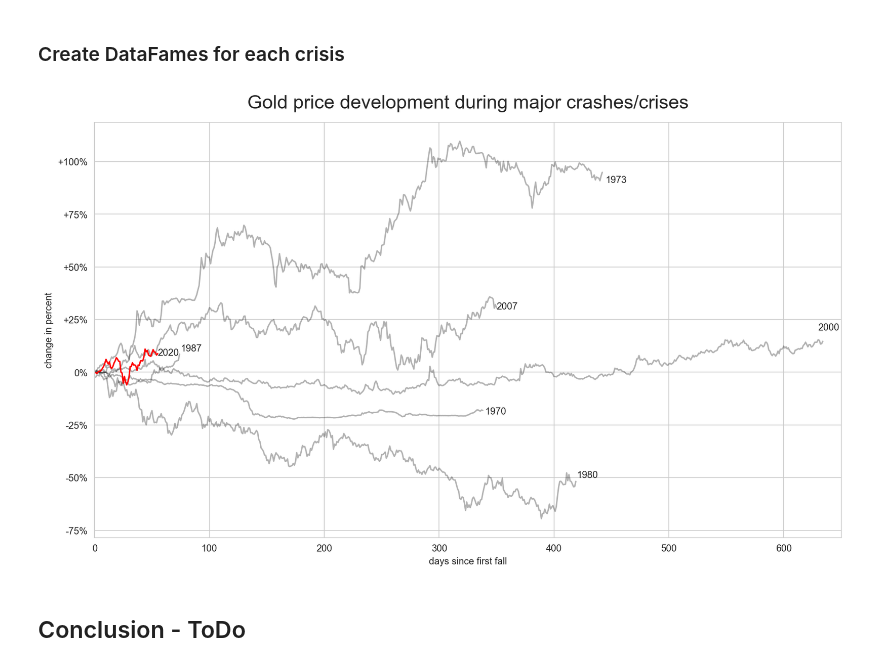
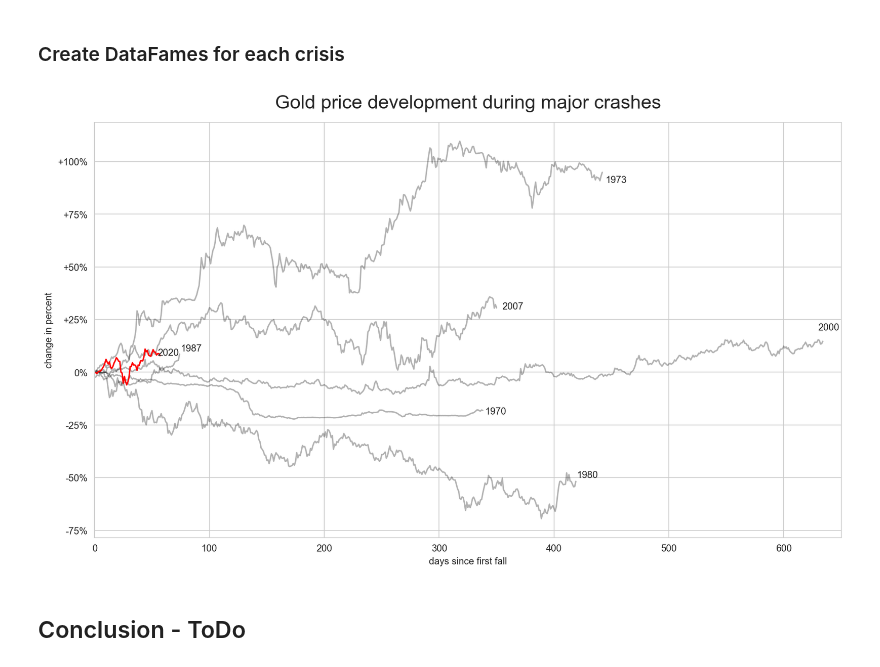
Before and after one commit to MarkusMueller-DS/Gold-development-during-crises, a Jupyter notebook: Gold_development_during_crises.ipynb, the cells around one changed output. Cells and saved outputs as stored; diff of their text form; code cells hidden in the pictures.

```diff
--- a/Gold_development_during_crises.ipynb
+++ b/Gold_development_during_crises.ipynb
@@ -35,7 +35,7 @@ warnings.simplefilter(action='ignore', category=FutureWarning)
 # ignore SettingWithCopyWarning:
 pd.options.mode.chained_assignment = None
 # %%
-quandl.ApiConfig.api_key = 'XXX'
+quandl.ApiConfig.api_key = 'XnamVpFfvrHtET7MCj5L'
 # %%
 # get the Data from quadl
 # we only need the first column (USD(AM))
@@ -83,8 +81,8 @@ black_monday = gold_data.loc['1987-08-17':'1987-11-30']
 dot_com_bubble = gold_data.loc['2000-03-20':'2002-09-30']
 # Financial crisis of 2007–08: 08.10.2007 - 02.03.2009
 financial_crisis_2007 = gold_data.loc['2007-10-08':'2009-03-02']
-# Corona (2020): 10.02.2020 - till now (29.04.2020)
-corona_2020 = gold_data.loc['2020-02-10':'2020-04-29']
+# Corona (2020): 10.02.2020 - till now (01.05.2020)
+corona_2020 = gold_data.loc['2020-02-10':'2020-05-01']
 # %%
 # calculate cumulative ptc change for each crisis
 energy_crisis_1970['sum_ptc_change'] = energy_crisis_1970['USD (PM)'].pct_change().cumsum()
@@ -112,29 +112,29 @@ tick_names = ['-75%', '-50%', '-25%', '0%', '+25%', '+50%', '+75%', '+100%']
 # %%
 plt.subplots(figsize=(14,8))
 
 plt.plot(energy_crisis_1970['days_in_crisis'], energy_crisis_1970['sum_ptc_change'], label='1970', color='k', alpha=0.3)
 plt.plot(oil_crisis_1973['days_in_crisis'], oil_crisis_1973['sum_ptc_change'], label='1973', color='k', alpha=0.3)
 plt.plot(early_1980s_recession['days_in_crisis'], early_1980s_recession['sum_ptc_change'], label='1980', color='k', alpha=0.3)
 plt.plot(black_monday['days_in_crisis'], black_monday['sum_ptc_change'], label='1987', color='k', alpha=0.3)
 plt.plot(dot_com_bubble['days_in_crisis'], dot_com_bubble['sum_ptc_change'], label='2000', color='k', alpha=0.3)
 plt.plot(financial_crisis_2007['days_in_crisis'], financial_crisis_2007['sum_ptc_change'], label='2007', color='k', alpha=0.3)
 plt.plot(corona_2020['days_in_crisis'], corona_2020['sum_ptc_change'], label='2020', color='r')
 
 plt.annotate('1970', xy=(340, -0.2))
 plt.annotate('1973', xy=(445, 0.9))
 plt.annotate('1980', xy=(420, -0.5))
 plt.annotate('1987', xy=(75, 0.1))
 plt.annotate('2000', xy=(630, 0.2))
-plt.annotate('2007', xy=(350, 0.3))
+plt.annotate('2007', xy=(355, 0.3))
 plt.annotate('2020', xy=(55, 0.08))
 
 plt.xlim(0,650)
 plt.yticks(ticks, tick_names)
-plt.title('Gold price development during major crashes/crises', fontsize=20, pad=15)
+plt.title('Gold price development during major crashes', fontsize=20, pad=15)
 plt.xlabel('days since first fall')
 plt.ylabel('change in percent')
-plt.savefig('Gold_price_development_during_crises.png', dpi=300);
+plt.savefig('Gold_price_development_during_crashes.png', dpi=300);
 # %% [output]
-[figure, old version]
+[figure, new version]
 # %% [markdown]
 ## Conclusion - ToDo
```
Also changed, not shown: parts of 5 cells of this notebook, 1 other file.
